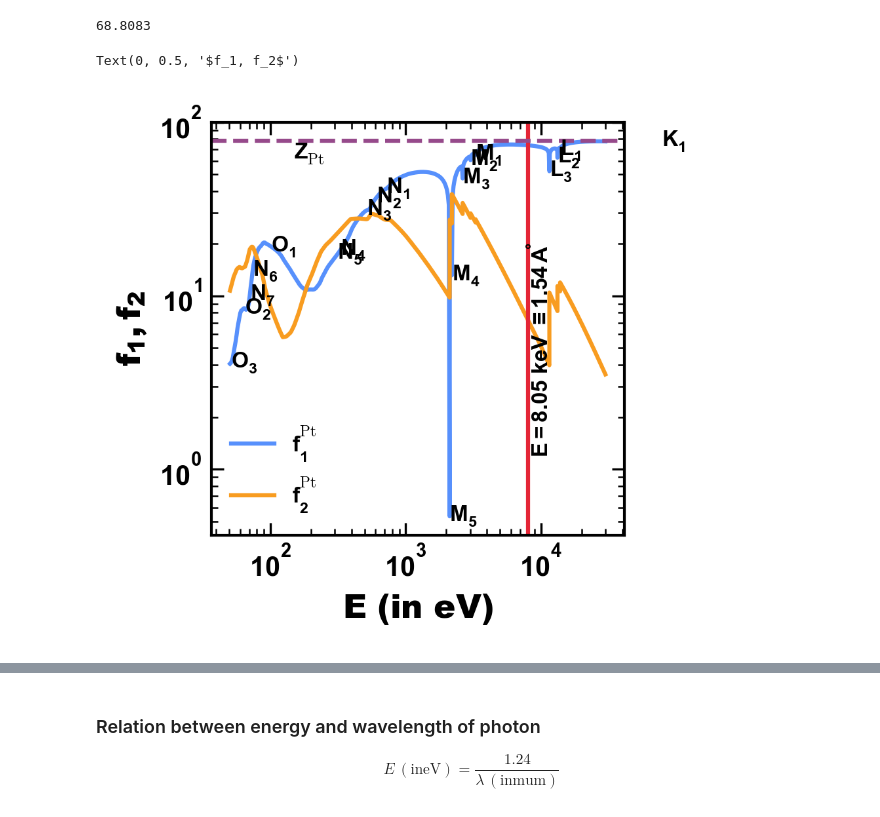
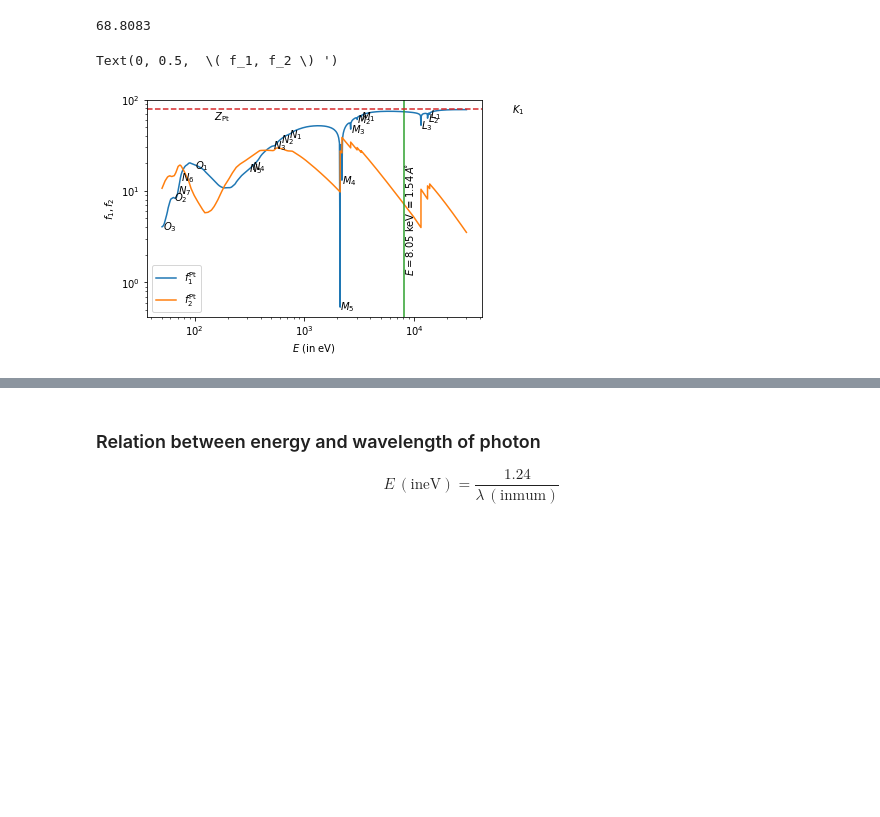
Before and after one commit to Baalkikhaal/Spintronics, a Jupyter notebook: _notebooks/2022-04-08-Dispersion-in-refractive-index.ipynb, the cells around one changed output, grey strips where cells are left out. Cells and saved outputs as stored; diff of their text form; code cells hidden in the pictures; blank space fills up the shorter version.

```diff
--- a/_notebooks/2022-04-08-Dispersion-in-refractive-index.ipynb
+++ b/_notebooks/2022-04-08-Dispersion-in-refractive-index.ipynb
@@ -23,4 +23,4 @@ import numpy as np
 from scipy.constants import pi, Avogadro, physical_constants
 import matplotlib as mpl
 import matplotlib.pyplot as plt
-mpl.style.use('../assets/matplotlib/myMatplotlibStylesheet.mplstyle')
+#mpl.style.use('../assets/matplotlib/myMatplotlibStylesheet.mplstyle')
@@ -311,11 +315,11 @@ O_3 & 51.7   \\
 \end{array}
 # %%
 lines = [
-            [r'$K_1$',
-             r'$L_1$', r'$L_2$', r'$L_3$',
-             r'$M_1$', r'$M_2$', r'$M_3$', r'$M_4$', r'$M_5$',
-             r'$N_1$', r'$N_2$', r'$N_3$', r'$N_4$', r'$N_5$', r'$N_6$', r'$N_7$',
-             r'$O_1$', r'$O_2$', r'$O_3$'],
+            [r \( K_1 \) ',
+             r \( L_1 \) ', r \( L_2 \) ', r \( L_3 \) ',
+             r \( M_1 \) ', r \( M_2 \) ', r \( M_3 \) ', r \( M_4 \) ', r \( M_5 \) ',
+             r \( N_1 \) ', r \( N_2 \) ', r \( N_3 \) ', r \( N_4 \) ', r \( N_5 \) ', r \( N_6 \) ', r \( N_7 \) ',
+             r \( O_1 \) ', r \( O_2 \) ', r \( O_3 \) '],
             [78394.8,
              13880.7, 13271.9, 11562.8,
              3296, 3026.5, 2645.4, 2201.9, 2121.6,
@@ -333,48 +337,48 @@ f1s[np.argmin((energies - lines[1][1])**2)]
 fig, ax = plt.subplots()
 
 x_min = 5e+1
-ax.plot(energies[energies > x_min], f1s[energies > x_min], '-', label=r'$f_1^\mathrm{Pt}$')
-ax.plot(energies[energies> x_min], f2s[energies> x_min], '-', label=r'$f_2^\mathrm{Pt}$')
+ax.plot(energies[energies > x_min], f1s[energies > x_min], '-', label=r \( f_1^\mathrm{Pt} \) ')
+ax.plot(energies[energies> x_min], f2s[energies> x_min], '-', label=r \( f_2^\mathrm{Pt} \) ')
 
 ax.axvline(energy_CuKa, color='C2')
-ax.text(energy_CuKa, 0.2, r'$E=8.05$ keV $\equiv 1.54\,A\!^{\circ}$ ', transform=ax.get_xaxis_transform(),
+ax.text(energy_CuKa, 0.2, r \( E=8.05 \)  keV \( \equiv 1.54\,A\!^{\circ} \)  ', transform=ax.get_xaxis_transform(),
         rotation='vertical')
 
 ax.axhline(z_pt, color='C3', ls = '--')
-ax.text(0.2, z_pt, r'$Z_\mathrm{Pt}$ ', transform=ax.get_yaxis_transform(),
+ax.text(0.2, z_pt, r \( Z_\mathrm{Pt} \)  ', transform=ax.get_yaxis_transform(),
         va='top', rotation='horizontal')
 
 # Annotate the anomalous dispersion peaks.
 #line_energy = lines[1][1]
 #line_name = lines[0][1]
 #ax.text(line_energy, f1s[np.argmin((energies - lines[1][1])**2)], line_name,
 #        #transform=ax.get_xaxis_transform(),
 #        va='top', rotation='horizontal')
 
 for line_name, line_energy in zip (lines[0], lines[1]):
     ax.text(line_energy, f1s[np.argmin((energies - line_energy)**2)], line_name,
             #transform=ax.get_xaxis_transform(),
             va='center', rotation='horizontal')
 
 
 ax.legend()
 ax.set_xscale('log')
 ax.set_yscale('log')
 
 # Set the ticks in log scale.
 major_ticks = mpl.ticker.LogLocator(base=10.0)
 minor_ticks = mpl.ticker.LogLocator(base=10.0, subs=np.arange(1, 10), numticks=10)
 
 #ax.xaxis.set_major_locator(major_ticks)
 #ax.xaxis.set_minor_locator(minor_ticks)
 #ax.yaxis.set_major_locator(major_ticks)
 #ax.yaxis.set_minor_locator(minor_ticks)
 
-ax.set_xlabel(r'$E$ (in eV)')
-ax.set_ylabel(r'$f_1, f_2$')
+ax.set_xlabel(r \( E \)  (in eV)')
+ax.set_ylabel(r \( f_1, f_2 \) ')
 # %% [output]
-Text(0, 0.5, '$f_1, f_2$')
+Text(0, 0.5,  \( f_1, f_2 \) ')
-[figure, old version]
+[figure, new version]
 # %%
 fig.savefig('../assets/images/dispersion_scattering_factor_Pt.png')
 fig.savefig('../assets/images/dispersion_scattering_factor_Pt.pdf')
```
Also changed, not shown: parts of 28 cells of this notebook, 9 other files.
